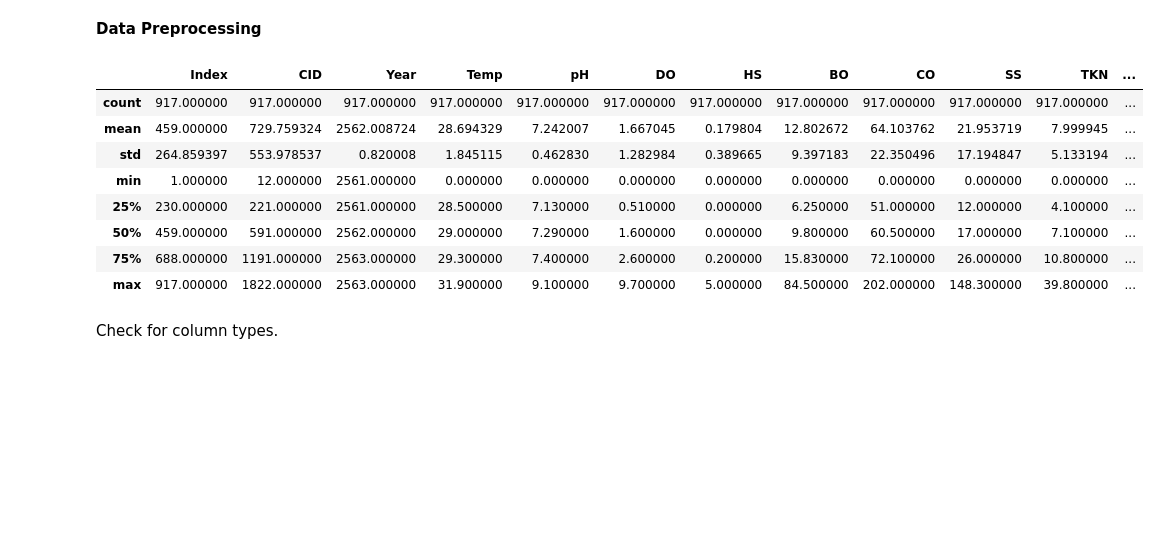
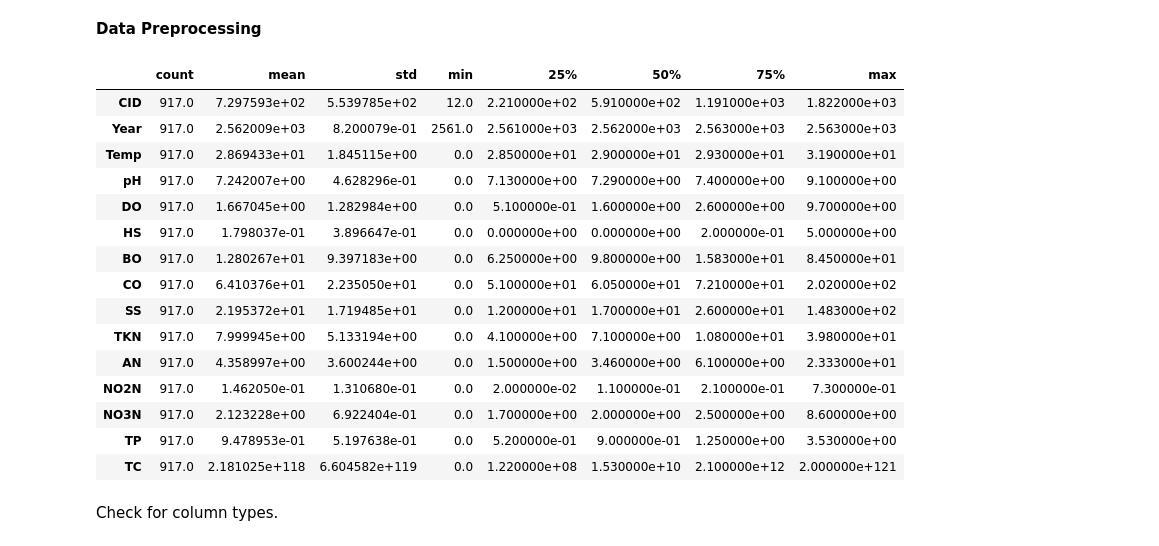
Before and after one commit to puskr99/ml-project-water-potability, a Jupyter notebook: code/water.ipynb, the cells around one changed output. Cells and saved outputs as stored; diff of their text form; code cells hidden in the pictures; blank space fills up the shorter version.

```diff
--- a/code/water.ipynb
+++ b/code/water.ipynb
@@ -73,17 +86,24 @@ Name: count, Length: 168, dtype: int64
 # %% [markdown]
 **Data Preprocessing**
 # %%
-data.describe()
+data.describe().transpose()
 # %% [output]
-|  | Index | CID | Year | Temp | pH | DO | HS | BO | CO | SS | TKN | ... |
-| count | 917.000000 | 917.000000 | 917.000000 | 917.000000 | 917.000000 | 917.000000 | 917.000000 | 917.000000 | 917.000000 | 917.000000 | 917.000000 | ... |
-| mean | 459.000000 | 729.759324 | 2562.008724 | 28.694329 | 7.242007 | 1.667045 | 0.179804 | 12.802672 | 64.103762 | 21.953719 | 7.999945 | ... |
-| std | 264.859397 | 553.978537 | 0.820008 | 1.845115 | 0.462830 | 1.282984 | 0.389665 | 9.397183 | 22.350496 | 17.194847 | 5.133194 | ... |
-| min | 1.000000 | 12.000000 | 2561.000000 | 0.000000 | 0.000000 | 0.000000 | 0.000000 | 0.000000 | 0.000000 | 0.000000 | 0.000000 | ... |
-| 25% | 230.000000 | 221.000000 | 2561.000000 | 28.500000 | 7.130000 | 0.510000 | 0.000000 | 6.250000 | 51.000000 | 12.000000 | 4.100000 | ... |
-| 50% | 459.000000 | 591.000000 | 2562.000000 | 29.000000 | 7.290000 | 1.600000 | 0.000000 | 9.800000 | 60.500000 | 17.000000 | 7.100000 | ... |
-| 75% | 688.000000 | 1191.000000 | 2563.000000 | 29.300000 | 7.400000 | 2.600000 | 0.200000 | 15.830000 | 72.100000 | 26.000000 | 10.800000 | ... |
-| max | 917.000000 | 1822.000000 | 2563.000000 | 31.900000 | 9.100000 | 9.700000 | 5.000000 | 84.500000 | 202.000000 | 148.300000 | 39.800000 | ... |
+|  | count | mean | std | min | 25% | 50% | 75% | max |
+| CID | 917.0 | 7.297593e+02 | 5.539785e+02 | 12.0 | 2.210000e+02 | 5.910000e+02 | 1.191000e+03 | 1.822000e+03 |
+| Year | 917.0 | 2.562009e+03 | 8.200079e-01 | 2561.0 | 2.561000e+03 | 2.562000e+03 | 2.563000e+03 | 2.563000e+03 |
+| Temp | 917.0 | 2.869433e+01 | 1.845115e+00 | 0.0 | 2.850000e+01 | 2.900000e+01 | 2.930000e+01 | 3.190000e+01 |
+| pH | 917.0 | 7.242007e+00 | 4.628296e-01 | 0.0 | 7.130000e+00 | 7.290000e+00 | 7.400000e+00 | 9.100000e+00 |
+| DO | 917.0 | 1.667045e+00 | 1.282984e+00 | 0.0 | 5.100000e-01 | 1.600000e+00 | 2.600000e+00 | 9.700000e+00 |
+| HS | 917.0 | 1.798037e-01 | 3.896647e-01 | 0.0 | 0.000000e+00 | 0.000000e+00 | 2.000000e-01 | 5.000000e+00 |
+| BO | 917.0 | 1.280267e+01 | 9.397183e+00 | 0.0 | 6.250000e+00 | 9.800000e+00 | 1.583000e+01 | 8.450000e+01 |
+| CO | 917.0 | 6.410376e+01 | 2.235050e+01 | 0.0 | 5.100000e+01 | 6.050000e+01 | 7.210000e+01 | 2.020000e+02 |
+| SS | 917.0 | 2.195372e+01 | 1.719485e+01 | 0.0 | 1.200000e+01 | 1.700000e+01 | 2.600000e+01 | 1.483000e+02 |
+| TKN | 917.0 | 7.999945e+00 | 5.133194e+00 | 0.0 | 4.100000e+00 | 7.100000e+00 | 1.080000e+01 | 3.980000e+01 |
+| AN | 917.0 | 4.358997e+00 | 3.600244e+00 | 0.0 | 1.500000e+00 | 3.460000e+00 | 6.100000e+00 | 2.333000e+01 |
+| NO2N | 917.0 | 1.462050e-01 | 1.310680e-01 | 0.0 | 2.000000e-02 | 1.100000e-01 | 2.100000e-01 | 7.300000e-01 |
+| NO3N | 917.0 | 2.123228e+00 | 6.922404e-01 | 0.0 | 1.700000e+00 | 2.000000e+00 | 2.500000e+00 | 8.600000e+00 |
+| TP | 917.0 | 9.478953e-01 | 5.197638e-01 | 0.0 | 5.200000e-01 | 9.000000e-01 | 1.250000e+00 | 3.530000e+00 |
+| TC | 917.0 | 2.181025e+118 | 6.604582e+119 | 0.0 | 1.220000e+08 | 1.530000e+10 | 2.100000e+12 | 2.000000e+121 |
 # %% [markdown]
 Check for column types.
 # %%
```
Also changed, not shown: parts of 76 cells of this notebook, 1 other file.
